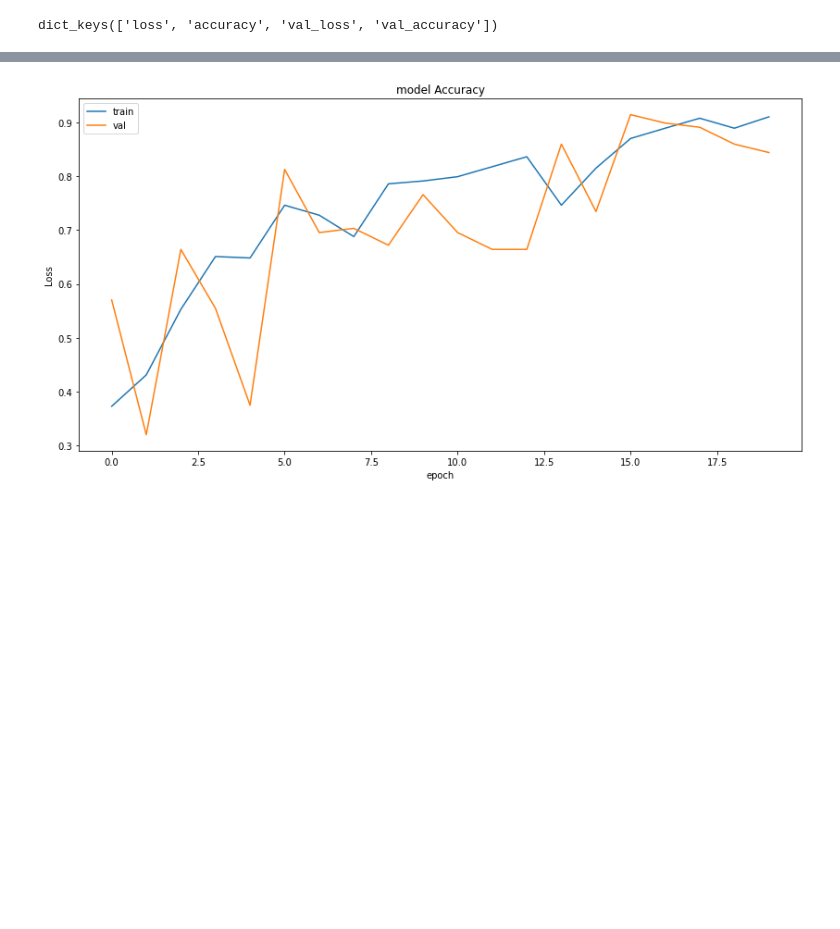
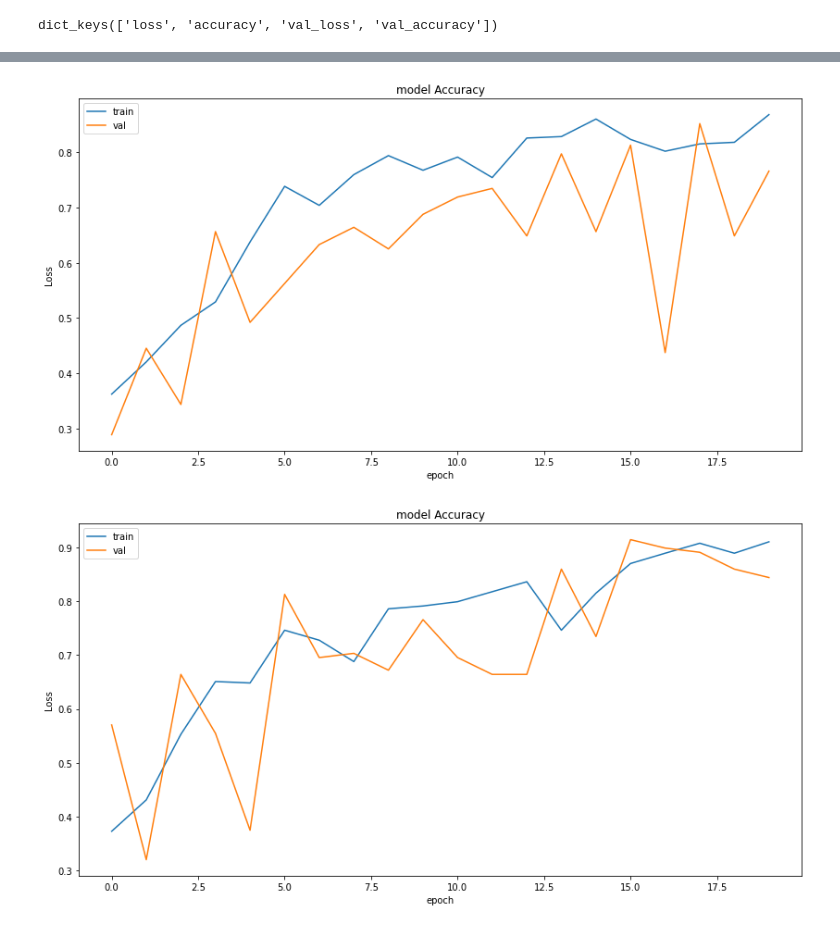
Before and after one commit to girivaswani/BE_Project, a Jupyter notebook: CHETAN/cnn_mark_1.ipynb, the cells around one changed output, grey strips where cells are left out. Drawn from its saved outputs; the diff is of its cells as text; code cells hidden in the pictures; blank space fills up the shorter version.

```diff
--- a/CHETAN/cnn_mark_1.ipynb
+++ b/CHETAN/cnn_mark_1.ipynb
@@ -163,0 +166,14 @@ plt.show()
+# %%
+# import keras
+# from matplotlib import pyplot as plt
+# history = model1.fit(train_x, train_y,validation_split = 0.1, epochs=50, batch_size=4)
+plt.figure(figsize=(14,7))
+plt.plot(results.history['accuracy'])
+plt.plot(results.history['val_accuracy'])
+plt.title('model Accuracy')
+plt.ylabel('Loss')
+plt.xlabel('epoch')
+plt.legend(['train', 'val'], loc='upper left')
+plt.show()
+# %% [output]
+[figure, added]
```
Also changed, not shown: parts of 25 cells of this notebook, 8 other files.
